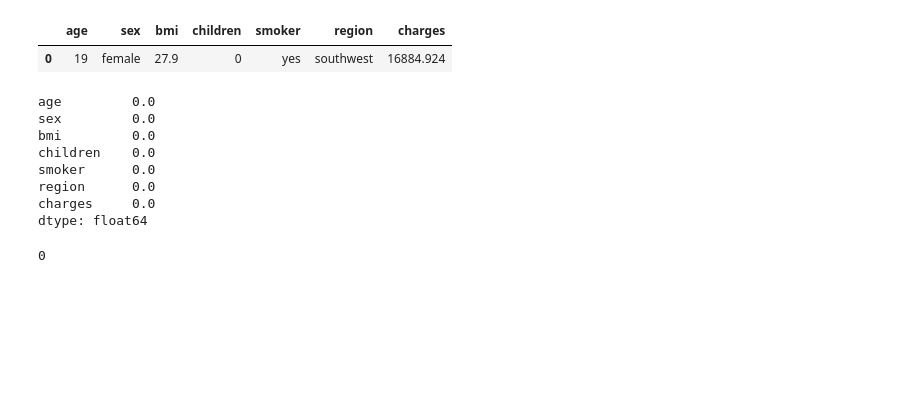
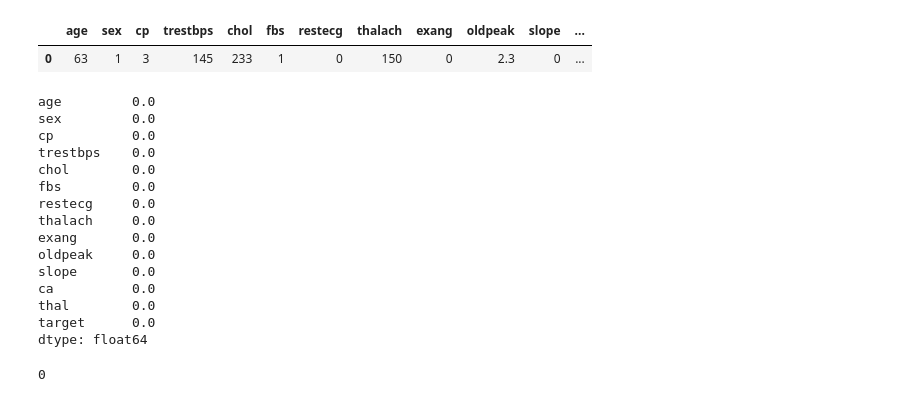
Before and after one commit to Omuk/Reborn, a Jupyter notebook: Data Practice/Practice_Field.ipynb, the cells around one changed output. Cells and saved outputs as stored; diff of their text form; code cells hidden in the pictures; blank space fills up the shorter version.

```diff
--- a/Data Practice/Practice_Field.ipynb
+++ b/Data Practice/Practice_Field.ipynb
@@ -19,11 +19,11 @@ from sklearn.neighbors import KNeighborsClassifier
 from sklearn.cluster import KMeans
 from sklearn.pipeline import Pipeline
 # %%
-data = pd.read_csv(r'c:\Github\Sol\the_data\data-lab-3-insurance.csv')
+data = pd.read_csv(r'c:\Github\Sol\the_data\data-lab-4-heart.csv')
 data.head(1)
 # %% [output]
-|  | age | sex | bmi | children | smoker | region | charges |
-| 0 | 19 | female | 27.9 | 0 | yes | southwest | 16884.924 |
+|  | age | sex | cp | trestbps | chol | fbs | restecg | thalach | exang | oldpeak | slope | ... |
+| 0 | 63 | 1 | 3 | 145 | 233 | 1 | 0 | 150 | 0 | 2.3 | 0 | ... |
 # %%
 mis_val = data.isna().sum() * 100/len(data)
 
@@ -31,11 +31,18 @@ mis_val.sort_values(ascending=False)
 # %% [output]
 age         0.0
 sex         0.0
-bmi         0.0
-children    0.0
-smoker      0.0
-region      0.0
-charges     0.0
+cp          0.0
+trestbps    0.0
+chol        0.0
+fbs         0.0
+restecg     0.0
+thalach     0.0
+exang       0.0
+oldpeak     0.0
+slope       0.0
+ca          0.0
+thal        0.0
+target      0.0
 dtype: float64
 # %%
 data.duplicated().sum()
```
Also changed, not shown: parts of 9 cells of this notebook.
